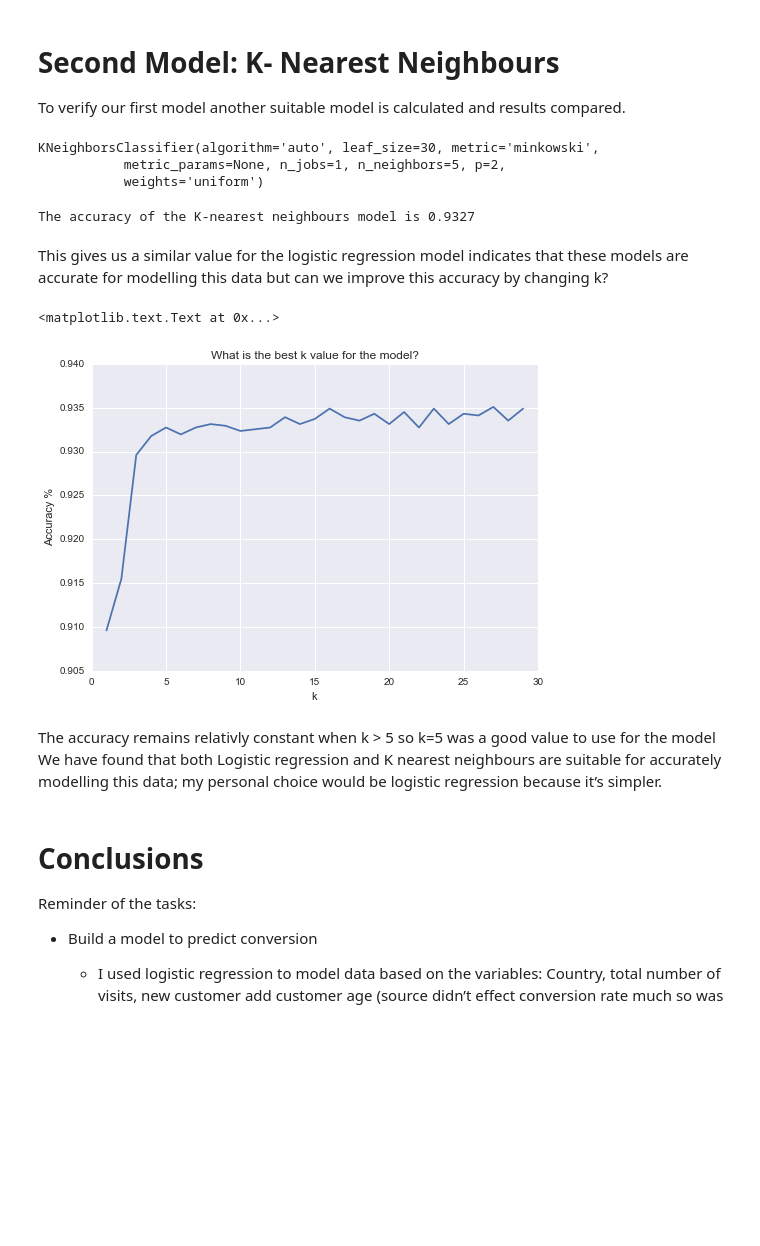
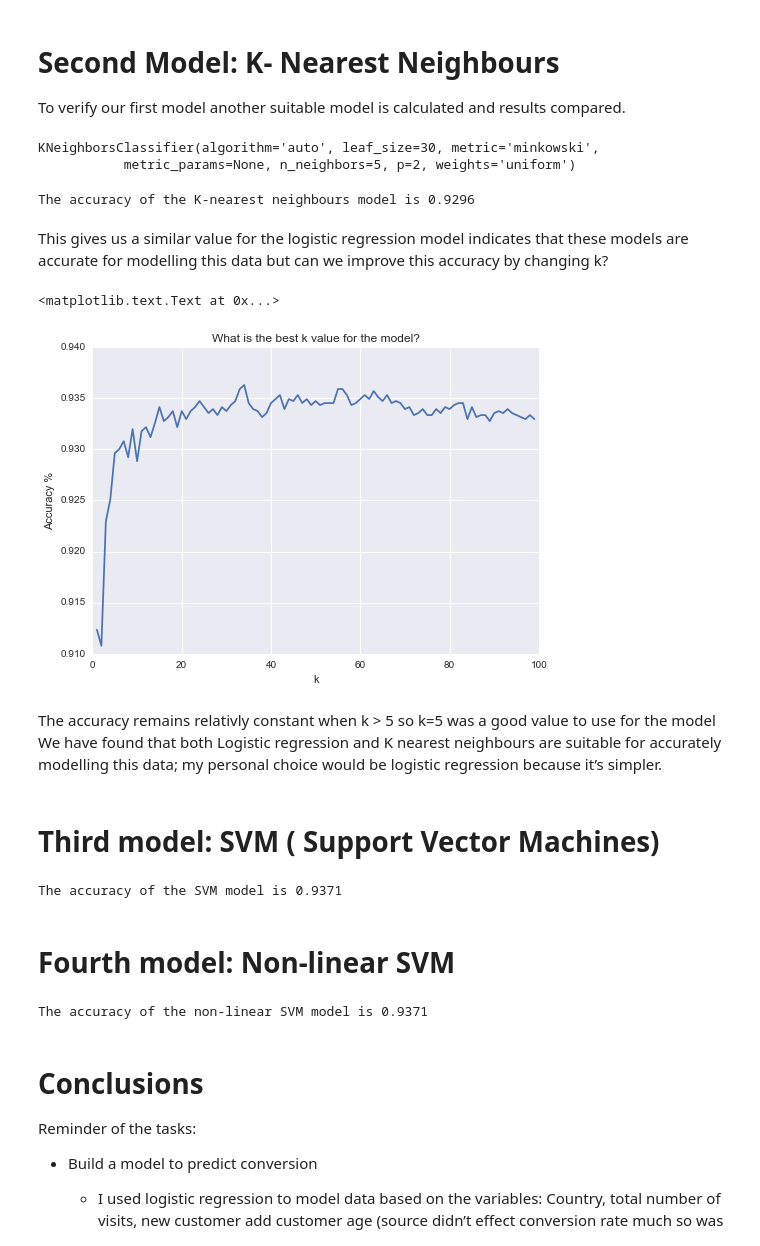
Before and after one commit to Fungie/Data_science_tasks, a Jupyter notebook: Predicting company website conversion rate.ipynb, the cells around one changed output. Cells and saved outputs as stored; diff of their text form; code cells hidden in the pictures; blank space fills up the shorter version.

Commit message:
added more models

```diff
--- a/Predicting company website conversion rate.ipynb
+++ b/Predicting company website conversion rate.ipynb
@@ -245,9 +268,9 @@ Logistic regression was chosen as the model because it is a simple model for a c
 log_model = LogisticRegression()
 # %%
 # Y_train is made into 1D-array
-Y_train= np.ravel(Y_train)
+y_train= np.ravel(y_train)
 # %%
 # model is fitted to training data
-log_model.fit(X_train_std,Y_train,)
+log_model.fit(X_train,y_train,)
 # %% [output]
 LogisticRegression(C=1.0, class_weight=None, dual=False, fit_intercept=True,
@@ -287,44 +310,64 @@ To verify our first model another suitable model is calculated and results compa
 knn = KNeighborsClassifier()
 # %%
 # fitting data to the model
-knn.fit(X_train_std,Y_train)
+knn.fit(X_train,y_train)
 # %% [output]
 KNeighborsClassifier(algorithm='auto', leaf_size=30, metric='minkowski',
-           metric_params=None, n_jobs=1, n_neighbors=5, p=2,
-           weights='uniform')
+           metric_params=None, n_neighbors=5, p=2, weights='uniform')
 # %%
 # predicting the outcome from our test data
-Y_pred = knn.predict(X_test_std)
+y_pred = knn.predict(X_test)
 # %%
 # findout out how accurate the model is
-score_knn= metrics.accuracy_score(Y_test,Y_pred)
+score_knn= metrics.accuracy_score(y_test,y_pred)
 print 'The accuracy of the K-nearest neighbours model is %.4f ' %score_knn
 # %% [output]
-The accuracy of the K-nearest neighbours model is 0.9327
+The accuracy of the K-nearest neighbours model is 0.9296
 # %% [markdown]
 This gives us a similar value for the logistic regression model indicates that these models are accurate for modelling this data but can we improve this accuracy by changing k?
 # %%
-# loops through k values from 1-29 and computes accuracy for that k then the accuracy is plotted as a function of k.
+# loops through k values from 1-99 and computes accuracy for that k then the accuracy is plotted as a function of k.
 # If we had a very large dataset I wouldnt advice doing this but its useful for this purpose
-k_range = range(1,30)
+k_range = range(1,100)
 accuracy = []
 for k in k_range:
     knn = KNeighborsClassifier(n_neighbors=k)
-    knn.fit(X_train_std,Y_train)
-    Y_pred = knn.predict(X_test_std)
+    knn.fit(X_train,y_train)
+    y_pred = knn.predict(X_test)
 
-    accuracy.append(metrics.accuracy_score(Y_test,Y_pred))
+    accuracy.append(metrics.accuracy_score(y_test,y_pred))
 
 plt.plot(k_range,accuracy)
 plt.title('What is the best k value for the model?')
 plt.xlabel('k')
 plt.ylabel('Accuracy %')
 # %% [output]
 <matplotlib.text.Text at 0x...>
-[figure, old version]
+[figure, new version]
 # %% [markdown]
 The  accuracy remains relativly constant when k > 5 so k=5 was a good value to use for the model
 We have found that both Logistic regression and K nearest neighbours are suitable for accurately modelling this data; my personal choice would be logistic regression because it’s simpler.
+# %% [markdown]
+# Third model: SVM ( Support Vector Machines)
+# %%
+from sklearn.svm import SVC
+svm = SVC(kernel = 'linear',C=1.0,random_state=0)
+svm.fit(X_train,y_train)
+y_pred_svm = svm.predict(X_test)
+score_svm= metrics.accuracy_score(y_test,y_pred_svm)
+print 'The accuracy of the SVM model is %.4f ' %score_svm
+# %% [output]
+The accuracy of the SVM model is 0.9371
+# %% [markdown]
+# Fourth model: Non-linear SVM
+# %%
+svm_non_linear = SVC(kernel='rbf',random_state=0,gamma=0.1,C=1)
+svm_non_linear.fit(X_train,y_train)
+y_pred_nonlinear_svm = svm.predict(X_test)
+score_svm_nonlin = metrics.accuracy_score(y_test,y_pred_nonlinear_svm)
+print 'The accuracy of the non-linear SVM model is %.4f' %score_svm_nonlin
+# %% [output]
+The accuracy of the non-linear SVM model is 0.9371
 # %% [markdown]
 # Conclusions
 Reminder of the tasks:
```
Also changed, not shown: parts of 14 cells of this notebook.
